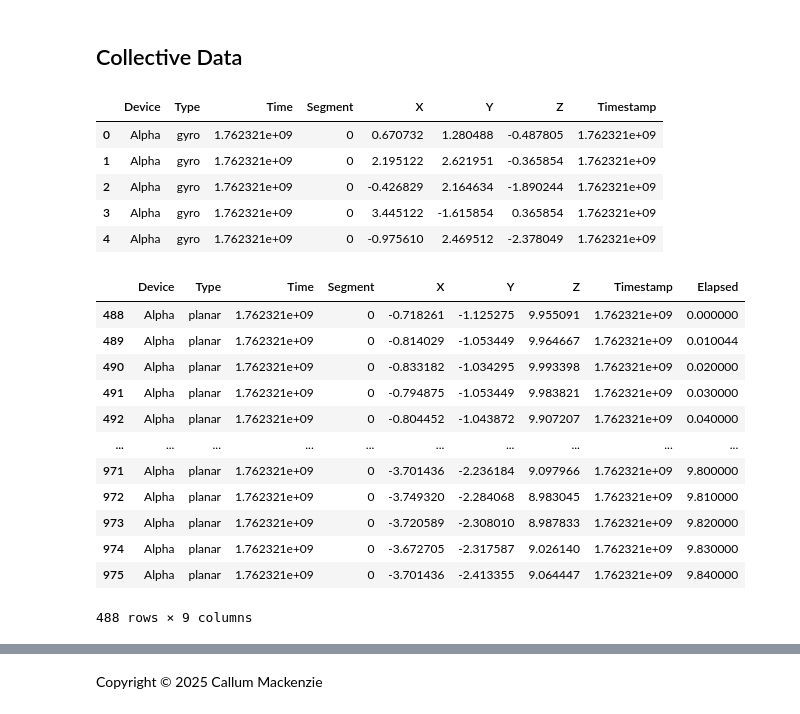
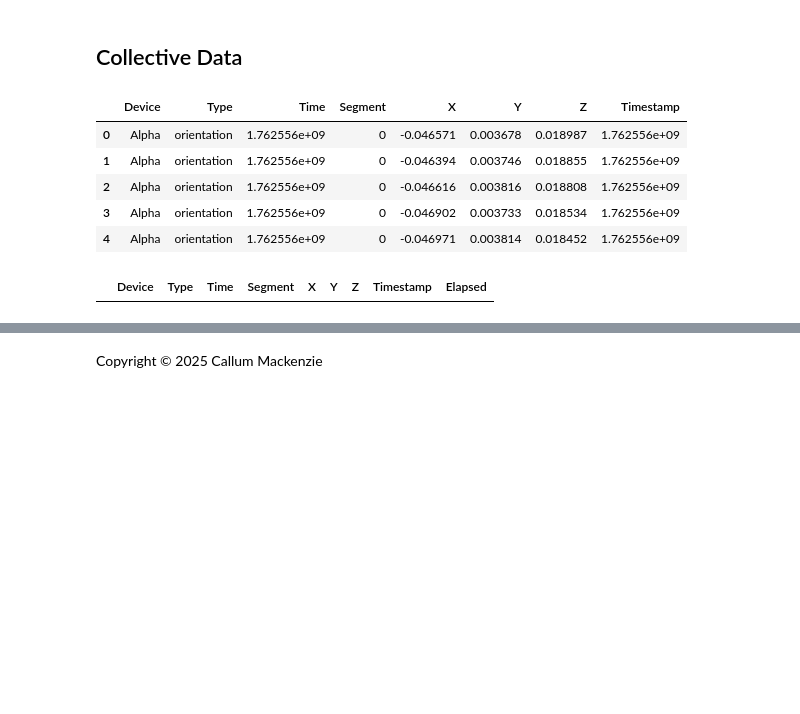
Before and after one commit to Fitintel/fitnet-ml, a Jupyter notebook: test-analysis.ipynb, the cells around one changed output, grey strips where cells are left out. Saved outputs shown, nothing was run; the diff lists cells and outputs as text; code cells hidden in the pictures; blank space fills up the shorter version.

```diff
--- a/test-analysis.ipynb
+++ b/test-analysis.ipynb
@@ -142,7 +63,7 @@ user_imu = query.get()[0].to_dict()
 rows = []
 
 for device, device_data in user_imu['data'].items():
-	for imu_function,data in device_data['_imu'].items():
+	for imu_function,data in device_data['imu'].items():
 		segmentIdx = 0
 		for segment in data.values():
 			for entry in segment:
@@ -158,50 +79,60 @@ for device, device_data in user_imu['data'].items():
 					entry['Timestamp'] = user_imu['time']
 					rows.append(entry)
 			segmentIdx += 1
+	for segment in device_data['emg']['emg'].values():
+		for entry in segment:
+			for simd in entry['list']:
+				entry = {}
+				entry["Device"] = device
+				entry['Type'] = 'emg'
+				entry['Time'] = simd['readTime']
+				entry['Segment'] = segmentIdx
+				entry["Value"] = simd['read']
+				entry['Timestamp'] = user_imu['time']
+				rows.append(entry)
+		segmentIdx += 1
 df = pd.DataFrame(rows)
 df.head()
 # %% [output]
 |  | Device | Type | Time | Segment | X | Y | Z | Timestamp |
-| 0 | Alpha | gyro | 1.762321e+09 | 0 | 0.670732 | 1.280488 | -0.487805 | 1.762321e+09 |
-| 1 | Alpha | gyro | 1.762321e+09 | 0 | 2.195122 | 2.621951 | -0.365854 | 1.762321e+09 |
-| 2 | Alpha | gyro | 1.762321e+09 | 0 | -0.426829 | 2.164634 | -1.890244 | 1.762321e+09 |
-| 3 | Alpha | gyro | 1.762321e+09 | 0 | 3.445122 | -1.615854 | 0.365854 | 1.762321e+09 |
-| 4 | Alpha | gyro | 1.762321e+09 | 0 | -0.975610 | 2.469512 | -2.378049 | 1.762321e+09 |
+| 0 | Alpha | orientation | 1.762556e+09 | 0 | -0.046571 | 0.003678 | 0.018987 | 1.762556e+09 |
+| 1 | Alpha | orientation | 1.762556e+09 | 0 | -0.046394 | 0.003746 | 0.018855 | 1.762556e+09 |
+| 2 | Alpha | orientation | 1.762556e+09 | 0 | -0.046616 | 0.003816 | 0.018808 | 1.762556e+09 |
+| 3 | Alpha | orientation | 1.762556e+09 | 0 | -0.046902 | 0.003733 | 0.018534 | 1.762556e+09 |
+| 4 | Alpha | orientation | 1.762556e+09 | 0 | -0.046971 | 0.003814 | 0.018452 | 1.762556e+09 |
 # %%
 # Visualize IMU data of a given type
 
 devname = "Alpha\x00"
 
 gyro = df[df['Type'] == "gyro"].copy()
-gyro = gyro[gyro['Device'] == devname].copy()
+gyro = gyro[gyro['Device'] == devname]
 earliest = gyro['Time'].min()
 gyro['Elapsed'] = gyro['Time'] - earliest
 
 planar = df[df['Type'] == "planar"].copy()
-planar = planar[planar['Device'] == devname].copy()
+planar = planar[planar['Device'] == devname]
 earliest = planar['Time'].min()
 planar['Elapsed'] = planar['Time'] - earliest
 
 mag = df[df['Type'] == "mag"].copy()
-mag = mag[mag['Device'] == devname].copy()
+mag = mag[mag['Device'] == devname]
 earliest = mag['Time'].min()
 mag['Elapsed'] = mag['Time'] - earliest
 
-planar
+emg = df[df['Type'] == "emg"].copy()
+emg = emg[emg['Device'] == devname]
+earliest = emg['Time'].min()
+emg['Elapsed'] = emg['Time'] - earliest
+
+orient = df[df['Type'] == "orientation"].copy()
+orient = orient[orient['Device'] == devname]
+earliest = orient['Time'].min()
+orient['Elapsed'] = orient['Time'] - earliest
+
+emg
 # %% [output]
 |  | Device | Type | Time | Segment | X | Y | Z | Timestamp | Elapsed |
-| 488 | Alpha | planar | 1.762321e+09 | 0 | -0.718261 | -1.125275 | 9.955091 | 1.762321e+09 | 0.000000 |
-| 489 | Alpha | planar | 1.762321e+09 | 0 | -0.814029 | -1.053449 | 9.964667 | 1.762321e+09 | 0.010044 |
-| 490 | Alpha | planar | 1.762321e+09 | 0 | -0.833182 | -1.034295 | 9.993398 | 1.762321e+09 | 0.020000 |
-| 491 | Alpha | planar | 1.762321e+09 | 0 | -0.794875 | -1.053449 | 9.983821 | 1.762321e+09 | 0.030000 |
-| 492 | Alpha | planar | 1.762321e+09 | 0 | -0.804452 | -1.043872 | 9.907207 | 1.762321e+09 | 0.040000 |
-| ... | ... | ... | ... | ... | ... | ... | ... | ... | ... |
-| 971 | Alpha | planar | 1.762321e+09 | 0 | -3.701436 | -2.236184 | 9.097966 | 1.762321e+09 | 9.800000 |
-| 972 | Alpha | planar | 1.762321e+09 | 0 | -3.749320 | -2.284068 | 8.983045 | 1.762321e+09 | 9.810000 |
-| 973 | Alpha | planar | 1.762321e+09 | 0 | -3.720589 | -2.308010 | 8.987833 | 1.762321e+09 | 9.820000 |
-| 974 | Alpha | planar | 1.762321e+09 | 0 | -3.672705 | -2.317587 | 9.026140 | 1.762321e+09 | 9.830000 |
-| 975 | Alpha | planar | 1.762321e+09 | 0 | -3.701436 | -2.413355 | 9.064447 | 1.762321e+09 | 9.840000 |
-488 rows × 9 columns
 # %%
 import matplotlib.pyplot as plt
 
```
Also changed, not shown: parts of 5 cells of this notebook.
